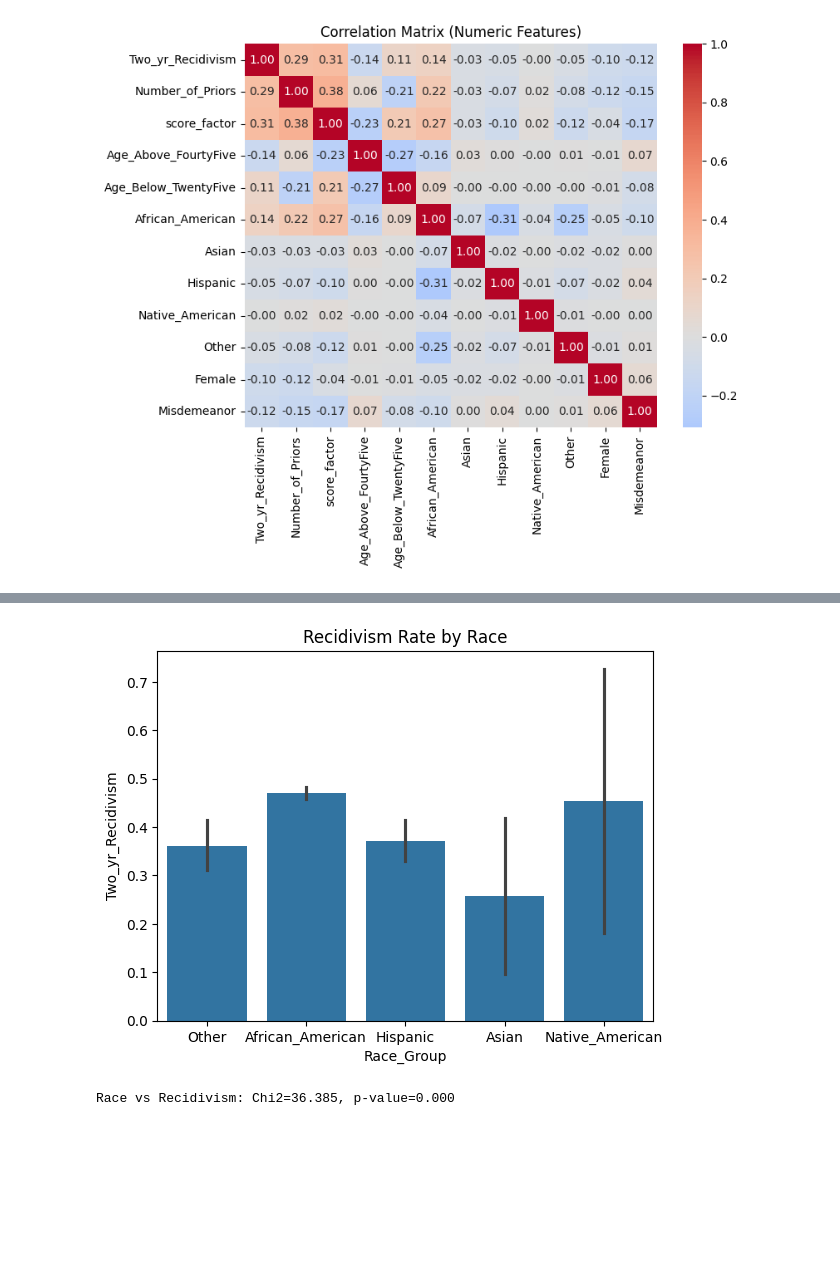
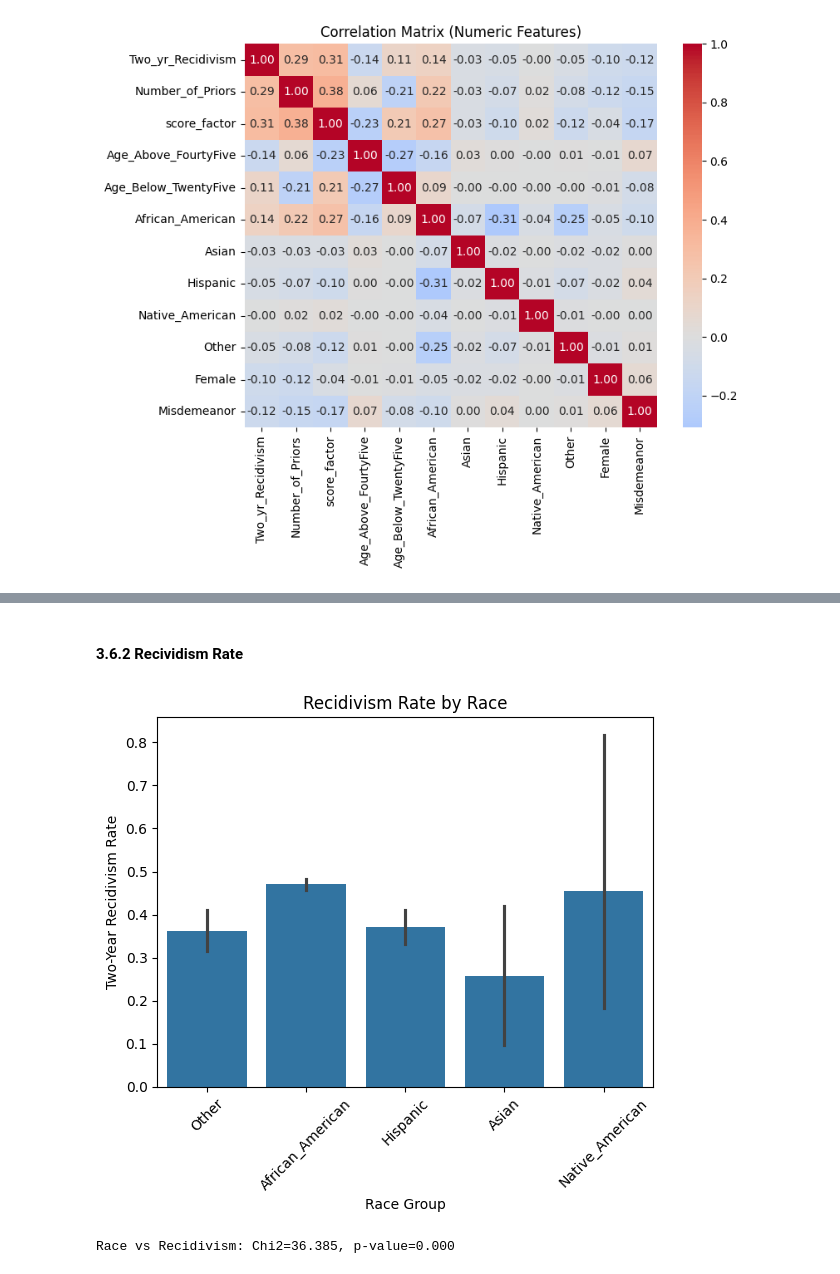
Before and after one commit to MelissaPerez09/fair-ai-compass, a Jupyter notebook: src/main.ipynb, the cells around one changed output, grey strips where cells are left out. Saved outputs shown, nothing was run; the diff lists cells and outputs as text; code cells hidden in the pictures; blank space fills up the shorter version.

```diff
--- a/src/main.ipynb
+++ b/src/main.ipynb
@@ -364,10 +430,15 @@ plt.show()
+# %% [markdown]
+#### 3.6.2 Recividism Rate
 # %%
 sns.barplot(x="Race_Group", y="Two_yr_Recidivism", data=df)
 plt.title("Recidivism Rate by Race")
+plt.xlabel("Race Group")
+plt.xticks(rotation=45)
+plt.ylabel("Two-Year Recidivism Rate")
 save_plot("barplot_recidivism_by_race.png")
 plt.show()
 # %% [output]
-[figure, old version]
+[figure, new version]
 # %%
 # Test if recidivism differs significantly by race
 contingency_race = pd.crosstab(df['Race_Group'], df['Two_yr_Recidivism'])
```
Also changed, not shown: parts of 23 cells of this notebook, 12 other files.
